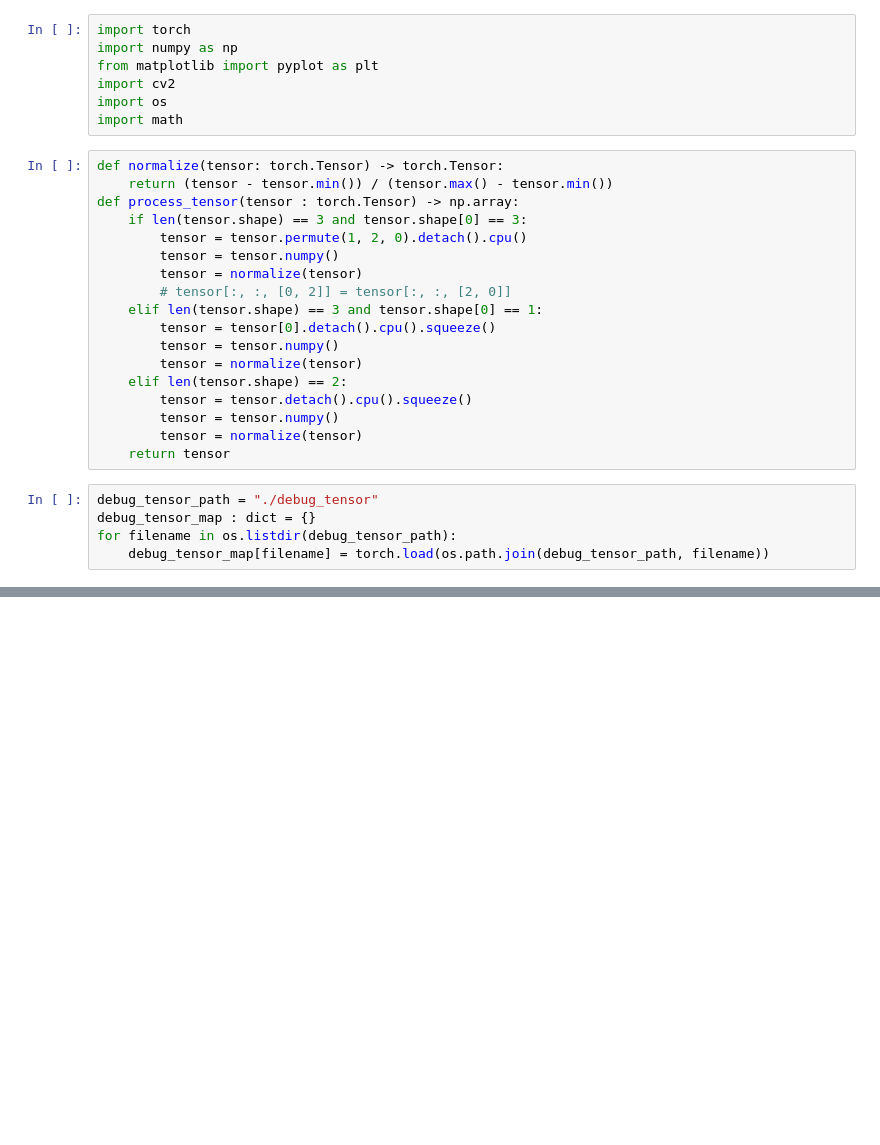
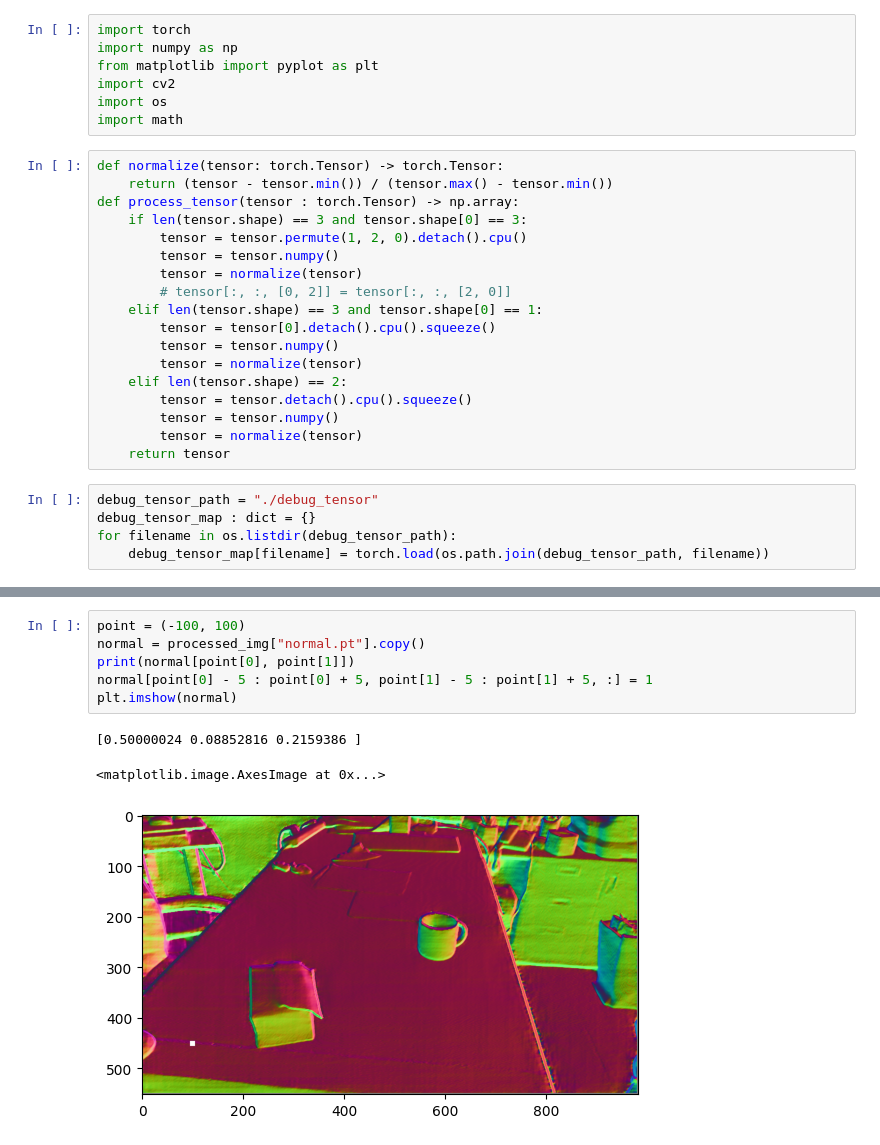
Before and after one commit to zju3dv/PGSR, a Jupyter notebook: debug_tensor_check.ipynb, the cells around one changed output, grey strips where cells are left out. Drawn from its saved outputs; the diff is of its cells as text; blank space fills up the shorter version.

```diff
--- a/debug_tensor_check.ipynb
+++ b/debug_tensor_check.ipynb
@@ -67,0 +67,10 @@ plt.show()
+# %%
+point = (-100, 100)
+normal = processed_img["normal.pt"].copy()
+print(normal[point[0], point[1]])
+normal[point[0] - 5 : point[0] + 5, point[1] - 5 : point[1] + 5, :] = 1
+plt.imshow(normal)
+# %% [output]
+[0.50000024 0.08852816 0.2159386 ]
+<matplotlib.image.AxesImage at 0x...>
+[figure, added]
```
Also changed, not shown: parts of 2 cells of this notebook, 3 other files.
